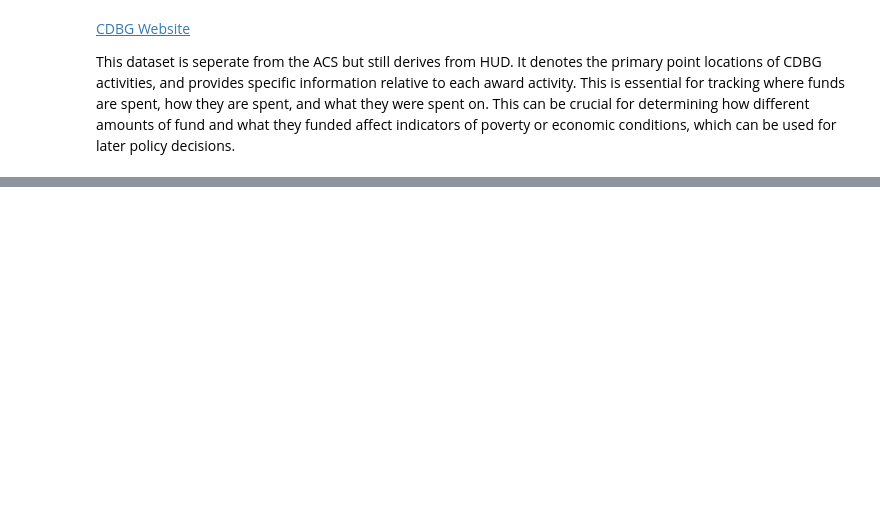
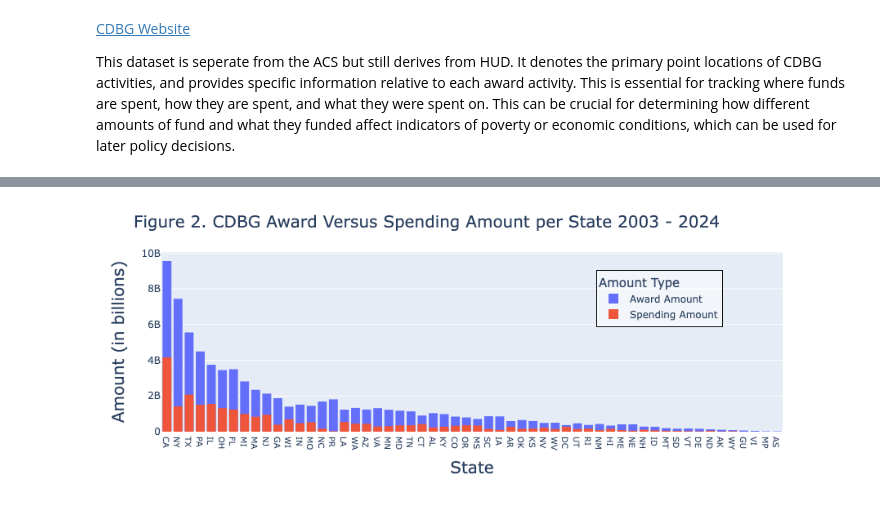
Before and after one commit to dompez/DATA-101-FInal-Project, a Jupyter notebook: Master Notebook.ipynb, the cells around one changed output, grey strips where cells are left out. Drawn from its saved outputs; the diff is of its cells as text; code cells hidden in the pictures; blank space fills up the shorter version.

```diff
--- a/Master Notebook.ipynb
+++ b/Master Notebook.ipynb
@@ -107,8 +124,8 @@ show(df_Socioeconomic)
 This dataset is seperate from the ACS but still derives from HUD. It denotes the primary point locations of CDBG activities, and provides specific information relative to each award activity. This is essential for tracking where funds are spent, how they are spent, and what they were spent on. This can be crucial for determining how different amounts of fund and what they funded affect indicators of poverty or economic conditions, which can be used for later policy decisions.
 # %%
 file = 'Datasets/CDBG.csv'
-df_CDBG = pd.read_csv(file)
-show(df_CDBG)
+df_CDBG_Spending = pd.read_csv(file, dtype = {'ZIP': str})
+show(df_CDBG_Expend)
 # %% [output]
 | OBJECTID | ID | GRANTEE | GRANTEE_TYPE | GRANTEE_ID | IDIS_ACTV_ID | ADDRESS | CITY | STATE | ZIP | ... |
 | Loading ITables v2.1.4 from the i... | ... |
@@ -114,0 +205,58 @@ show(df_CDBG)
+# %%
+df_CDBG_Award_fig2 = df_CDBG_Award.copy()
+df_CDBG_Spend_fig2 = df_CDBG_Spending.copy()
+
+#Select columns from CDBG dataframe:
+df_CDBG_Spend_fig2 = df_CDBG_Spend_fig2[['STATE','ACTV_FUNDING_AMT','COMPLETED_DT']]
+#Convert df_CDBG COMPLETED_DT to datetime YYYY-MM-DD
+df_CDBG_Spend_fig2['COMPLETED_DT'] = pd.to_datetime(df_CDBG_Spend_fig2['COMPLETED_DT'], format='%m/%d/%Y', errors='coerce')
+#Drop NaN times
+df_CDBG_Spend_fig2.dropna(subset = ['COMPLETED_DT'], axis = 0, inplace = True)
+#Only select dates from 2003 to 2023 then plot
+filtered_df_CDBG_Spending = df_CDBG_Spend_fig2[df_CDBG_Spend_fig2['COMPLETED_DT'].dt.year.between(2003,2023)]
+#Aggragate funding spent by state
+state_spent_sum = filtered_df_CDBG_Spending.groupby('STATE')['ACTV_FUNDING_AMT'].sum().reset_index()
+
+#Select relevant columns from Awards df
+df_CDBG_Award_fig2 = df_CDBG_Award_fig2[['Year','State','Award Amount']]
+#Convert df_CDBG COMPLETED_DT to datetime YYYY-MM-DD
+df_CDBG_Award_fig2['Year'] = pd.to_datetime(df_CDBG_Award_fig2['Year'], format='%Y', errors='coerce')
+#Only select from 2003 to 2023
+filtered_df_CDBG_awards = df_CDBG_Award_fig2[df_CDBG_Award_fig2['Year'].dt.year.between(2003,2023)]
+#Aggregate funding awarded by state
+state_award_sum = filtered_df_CDBG_awards.groupby('State')['Award Amount'].sum().reset_index()
+#Change column title for state_award_sum from State to STATE
+state_award_sum.rename(columns = {'State':'STATE'}, inplace = True)
+#Change column title for state_spent_sum from ACTV_FUNDING_AMT to Spending Amount
+state_spent_sum.rename(columns = {'ACTV_FUNDING_AMT':'Spending Amount'}, inplace = True)
+#Merge datasets
+df_merged = pd.merge(state_award_sum, state_spent_sum, on = 'STATE', how = 'outer')
+
+#Create plot
+fig2 = px.histogram(df_merged,
+                   x = 'STATE',
+                   y = ['Award Amount', 'Spending Amount'])
+fig2.update_layout(xaxis={'categoryorder':'total descending'},
+                  title = 'Figure 2. CDBG Award Versus Spending Amount per State 2003 - 2024',
+                  xaxis_title = 'State',
+                  yaxis_title = 'Amount (in billions)',
+                  barmode = 'overlay',
+                  legend_title = "Amount Type",
+                  title_font = dict(size = 20),
+                  xaxis_title_font = dict(size = 20),
+                  yaxis_title_font = dict(size = 20),
+                  xaxis_tickfont = dict(size = 10),
+                  yaxis_tickfont = dict(size = 12),
+                  legend=dict(
+                  x = 0.7,
+                  y = 0.9,
+                  font = dict(size = 12),
+                  title_font = dict(size = 15),
+                  bgcolor = 'rgba(255, 255, 255, 0.5)',
+                  bordercolor = 'black',
+                  borderwidth = 1,
+                  orientation = 'v',
+                  ))
+fig2.show()
+# %% [output]
+[figure, added]
```
Also changed, not shown: parts of 32 cells of this notebook, 2 other files.
